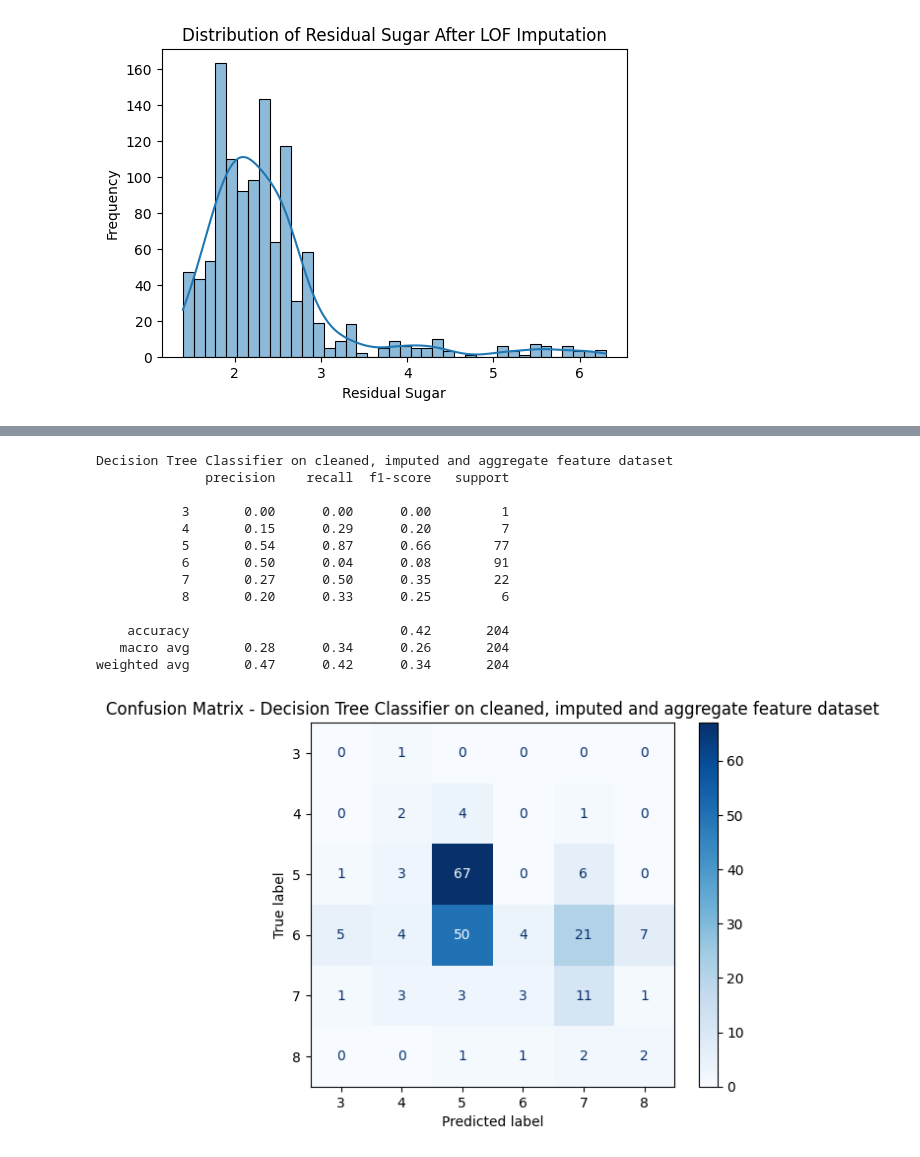
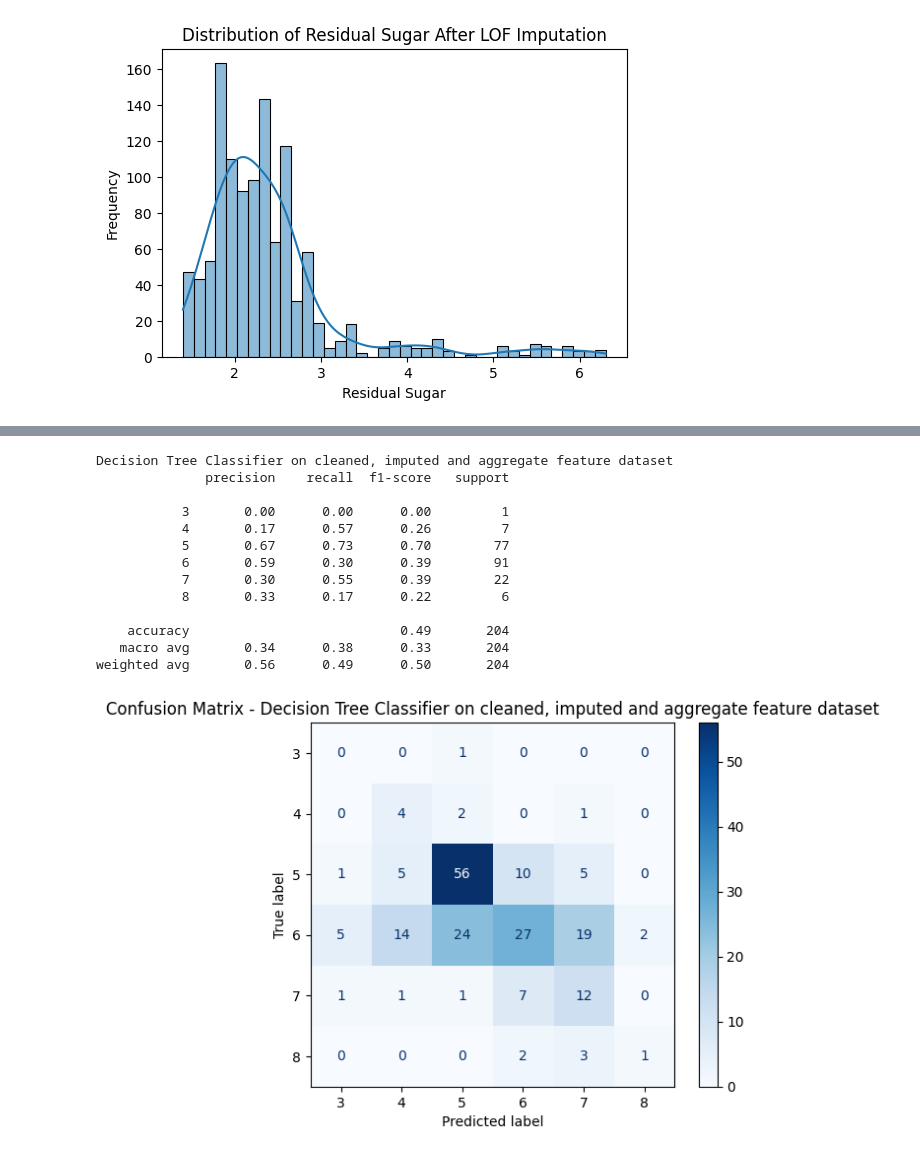
Before and after one commit to JCoji/DataScienceA2, a Jupyter notebook: A3 - Jonthan Cojita, Lucas Gavura.ipynb, the cells around one changed output, grey strips where cells are left out. Cells and saved outputs as stored; diff of their text form; code cells hidden in the pictures.

Commit message:
tweaked tree params

```diff
--- a/A3 - Jonthan Cojita, Lucas Gavura.ipynb
+++ b/A3 - Jonthan Cojita, Lucas Gavura.ipynb
@@ -234,49 +234,49 @@ weighted avg       0.46      0.42      0.34       204
 [figure]
 # %%
 #Experiment 2: Decision Tree Classifier on cleaned, imputed and aggregate feature dataset
-#Define DT model with same hyperparameters for fair comparison
+#Also experiment with tweaked parameters
 dt_cleaned = DecisionTreeClassifier(
-    max_depth=5,
+    max_depth=10,
     min_samples_split=20,
     min_samples_leaf=10,
     class_weight='balanced',
     random_state=42
 )
 
 #Exclude lof_residual_sugar — it's a cleaning artifact, not a predictive feature
 drop_cols = ['quality', 'lof_residual_sugar']
 train_features = train_df_imputed.drop(columns=drop_cols)
 val_features = val_df_imputed.drop(columns=['quality'])
 
 #Train and predict
 dt_cleaned.fit(train_features, train_df_imputed['quality'])
 val_preds_dt_cleaned = dt_cleaned.predict(val_features)
 
 #Print evaluation metrics
 print("Decision Tree Classifier on cleaned, imputed and aggregate feature dataset")
 print(classification_report(val_df_imputed['quality'], val_preds_dt_cleaned))
 
 #Confusion matrix
 cm_cleaned = confusion_matrix(val_df_imputed['quality'], val_preds_dt_cleaned, labels=dt_cleaned.classes_)
 disp_cleaned = ConfusionMatrixDisplay(confusion_matrix=cm_cleaned, display_labels=dt_cleaned.classes_)
 disp_cleaned.plot(cmap=plt.cm.Blues)
 plt.title("Confusion Matrix - Decision Tree Classifier on cleaned, imputed and aggregate feature dataset")
 plt.show()
 # %% [output]
 Decision Tree Classifier on cleaned, imputed and aggregate feature dataset
               precision    recall  f1-score   support
 
            3       0.00      0.00      0.00         1
-           4       0.15      0.29      0.20         7
-           5       0.54      0.87      0.66        77
-           6       0.50      0.04      0.08        91
-           7       0.27      0.50      0.35        22
-           8       0.20      0.33      0.25         6
+           4       0.17      0.57      0.26         7
+           5       0.67      0.73      0.70        77
+           6       0.59      0.30      0.39        91
+           7       0.30      0.55      0.39        22
+           8       0.33      0.17      0.22         6
 
-    accuracy                           0.42       204
-   macro avg       0.28      0.34      0.26       204
-weighted avg       0.47      0.42      0.34       204
+    accuracy                           0.49       204
+   macro avg       0.34      0.38      0.33       204
+weighted avg       0.56      0.49      0.50       204
-[figure, old version]
+[figure, new version]
 # %%
 #Experiment 3: Decision Tree Classifier with binary quality binning (0=Poor, 1=Good)
 dt_binned = DecisionTreeClassifier(
```
Also changed, not shown: parts of 3 cells of this notebook.
